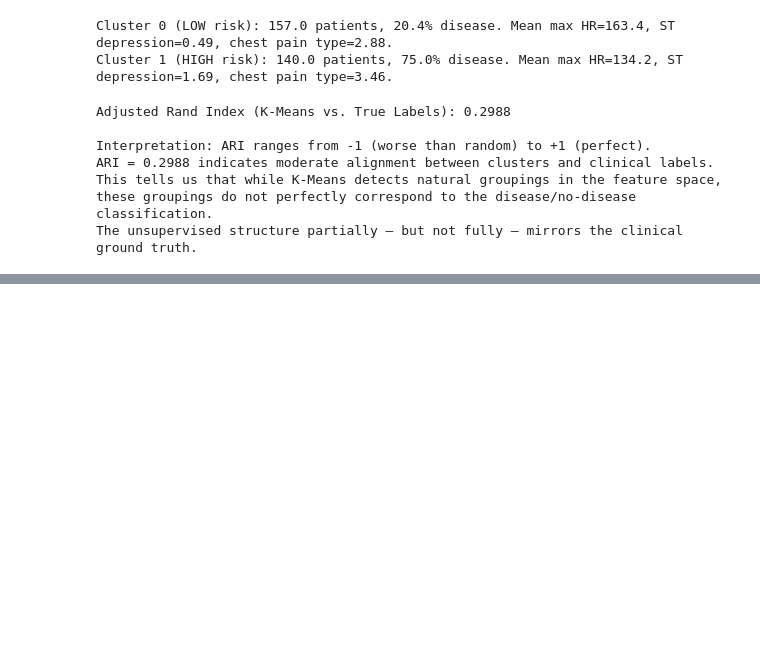
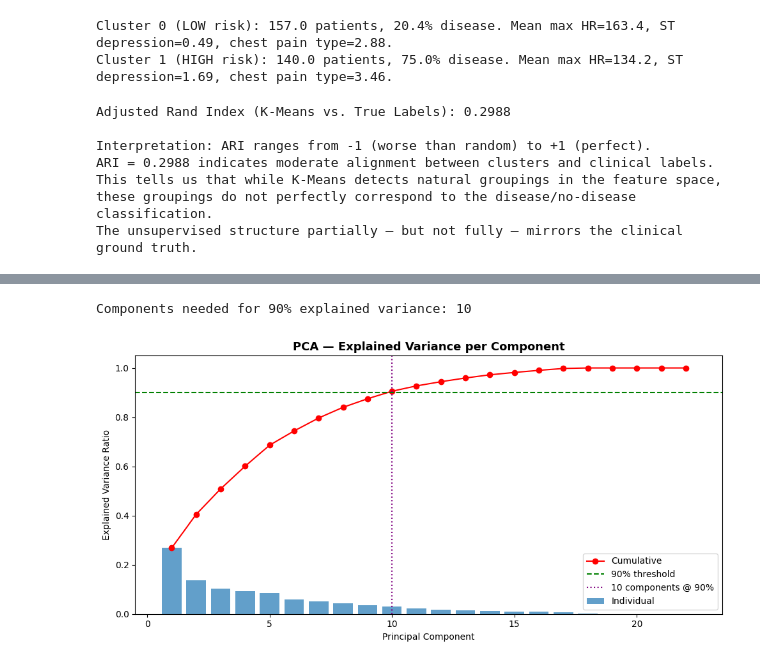
Before and after one commit to Saif-Murtaza/DataMining-Assignment-04, a Jupyter notebook: 23i-2588_4_datamining.ipynb, the cells around one changed output, grey strips where cells are left out. Cells and saved outputs as stored; diff of their text form; code cells hidden in the pictures; blank space fills up the shorter version.

```diff
--- a/23i-2588_4_datamining.ipynb
+++ b/23i-2588_4_datamining.ipynb
@@ -420,0 +489,25 @@ The unsupervised structure partially — but not fully — mirrors the clinical
+# %%
+# ── PCA: explained variance per component and cumulative curve
+pca_full = PCA(random_state=SEED)
+pca_full.fit(X_unsup)
+
+ev_ratio = pca_full.explained_variance_ratio_
+cumvar   = np.cumsum(ev_ratio)
+
+n90 = int(np.argmax(cumvar >= 0.90)) + 1
+print(f'Components needed for 90% explained variance: {n90}')
+
+fig, ax = plt.subplots(figsize=(10, 5))
+ax.bar(range(1, len(ev_ratio)+1), ev_ratio, alpha=0.7, label='Individual')
+ax.plot(range(1, len(ev_ratio)+1), cumvar, 'ro-', label='Cumulative')
+ax.axhline(0.90, color='green', linestyle='--', label='90% threshold')
+ax.axvline(n90, color='purple', linestyle=':', label=f'{n90} components @ 90%')
+ax.set_xlabel('Principal Component')
+ax.set_ylabel('Explained Variance Ratio')
+ax.set_title('PCA — Explained Variance per Component', fontsize=13, fontweight='bold')
+ax.legend()
+plt.tight_layout()
+plt.show()
+# %% [output]
+Components needed for 90% explained variance: 10
+[figure, added]
```
Also changed, not shown: parts of 3 cells of this notebook.
